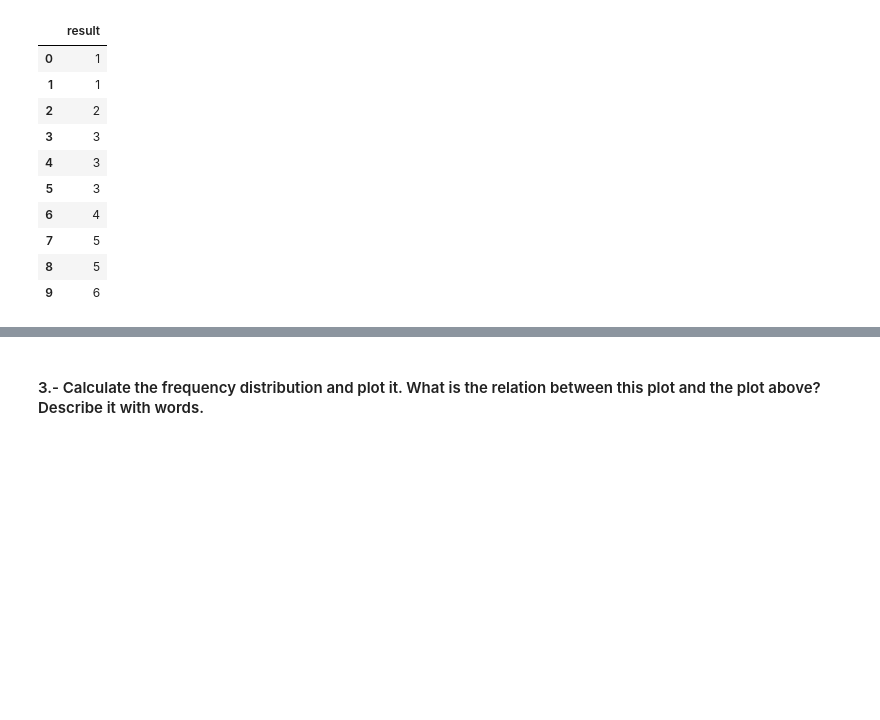
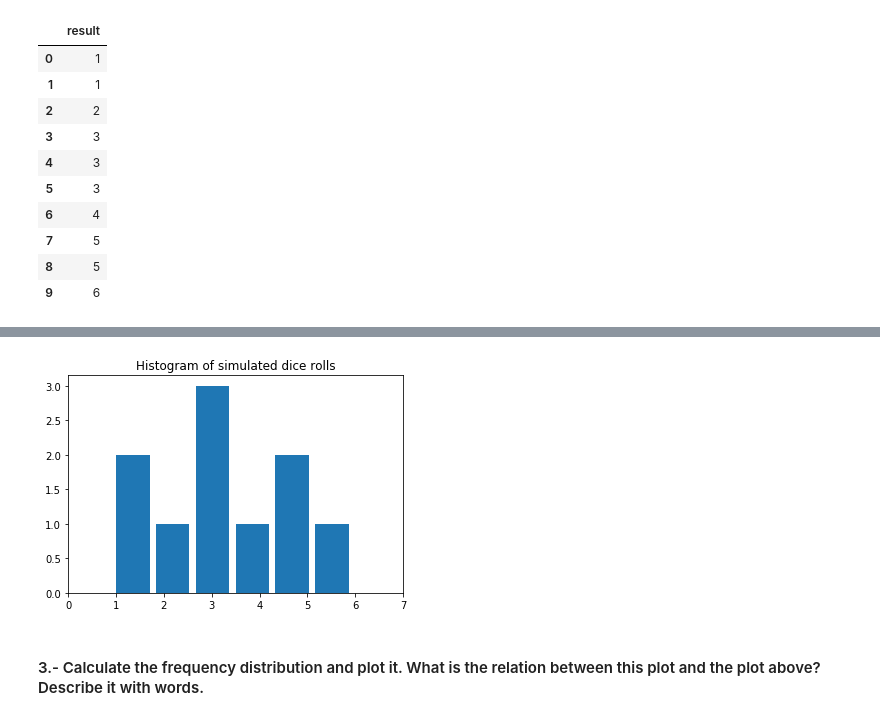
Before and after one commit to ta-data-lis/lab-understanding-descriptive-stats, a Jupyter notebook: your-code/main.ipynb, the cells around one changed output, grey strips where cells are left out. Drawn from its saved outputs; the diff is of its cells as text; code cells hidden in the pictures; blank space fills up the shorter version.

```diff
--- a/your-code/main.ipynb
+++ b/your-code/main.ipynb
@@ -125,2 +126,13 @@ plt.show()
+# %%
+# xticks are not aligned with bars
+
+x = r['result']
+
+plt.hist(x, bins=6, width=0.7)
+plt.title("Histogram of simulated dice rolls")
+plt.xlim([0,7])
+plt.show()
+# %% [output]
+[figure, added]
 # %% [markdown]
 #### 3.- Calculate the frequency distribution and plot it. What is the relation between this plot and the plot above? Describe it with words.
```
Also changed, not shown: parts of 9 cells of this notebook.
